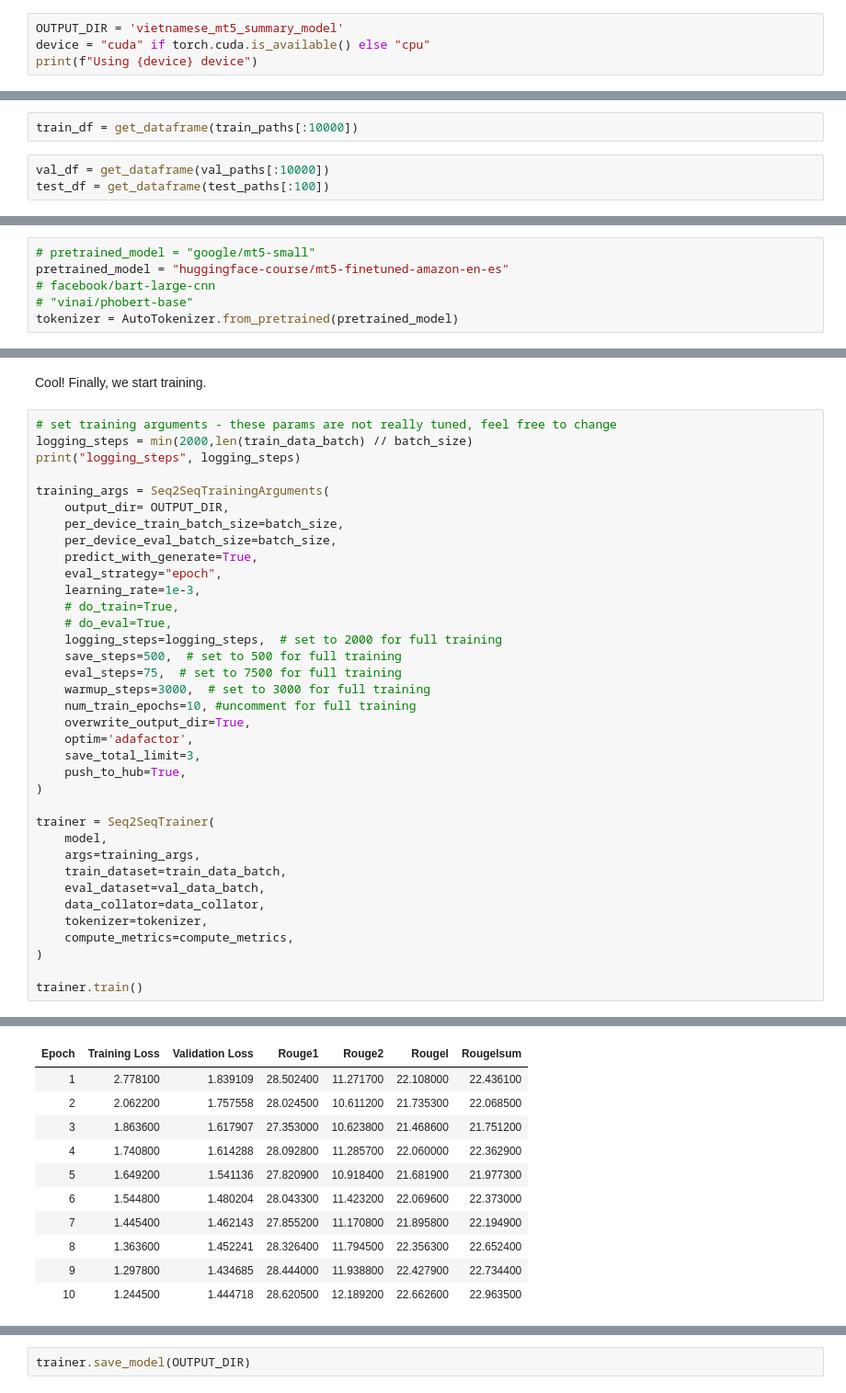
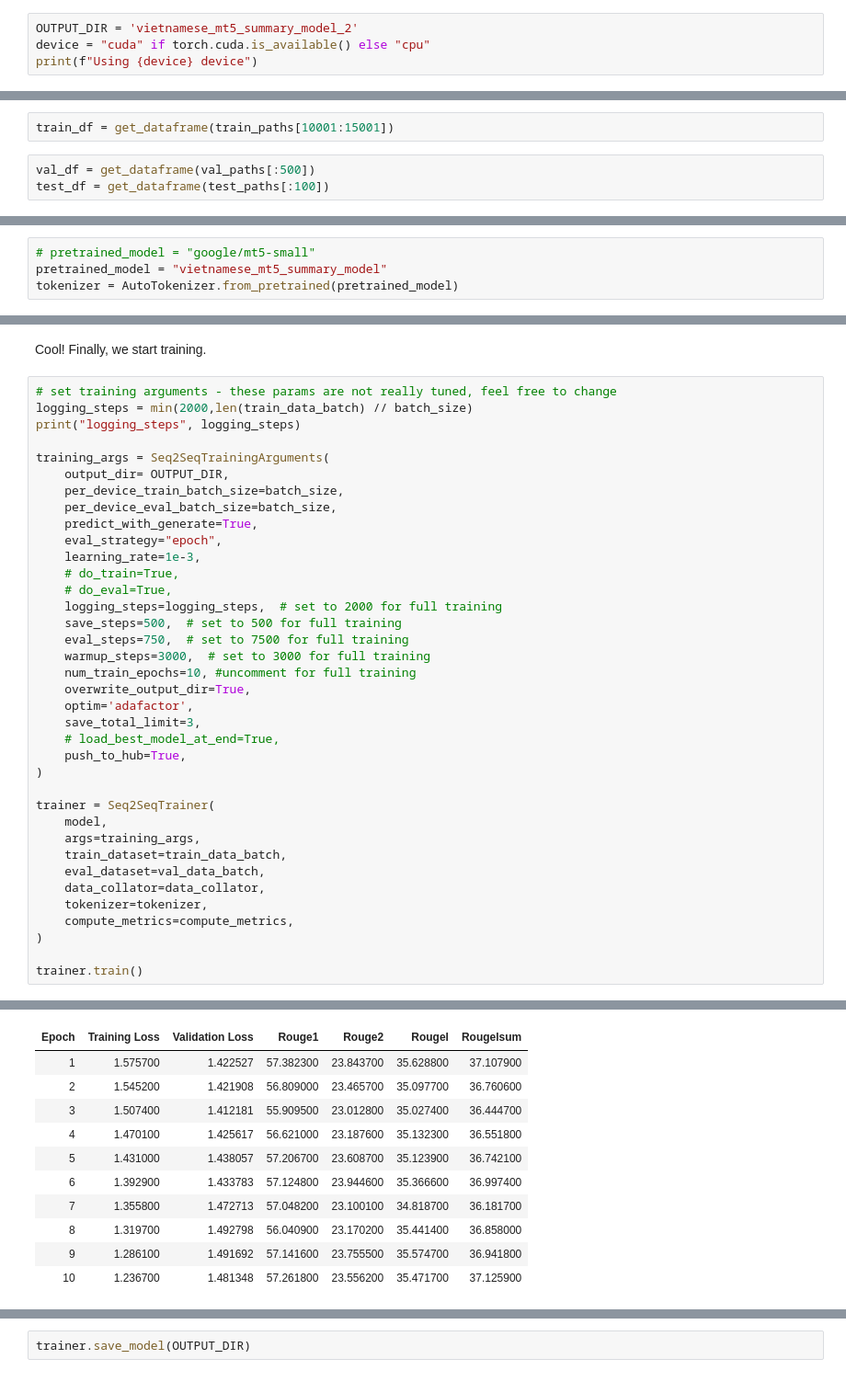
Before and after one commit to mrzaizai2k/summary_finetune, a Jupyter notebook: examples/training_vietnews.ipynb, the cells around one changed output, grey strips where cells are left out. Shown: that part at 92% size. Saved outputs shown, nothing was run; the diff lists cells and outputs as text.

Commit message:
resume traing with beam on 5000 data - not good

```diff
--- a/examples/training_vietnews.ipynb
+++ b/examples/training_vietnews.ipynb
@@ -30,7 +30,7 @@ import torch
 import nltk
 from nltk.tokenize import sent_tokenize
 # %%
-OUTPUT_DIR = 'vietnamese_mt5_summary_model'
+OUTPUT_DIR = 'vietnamese_mt5_summary_model_2'
 device = "cuda" if torch.cuda.is_available() else "cpu"
 print(f"Using {device} device")
 # %% [output]
@@ -88,9 +88,9 @@ def get_dataframe(pathfiles):
 
     return data_df
 # %%
-train_df = get_dataframe(train_paths[:10000])
+train_df = get_dataframe(train_paths[10001:15001])
 # %%
-val_df = get_dataframe(val_paths[:10000])
+val_df = get_dataframe(val_paths[:500])
 test_df = get_dataframe(test_paths[:100])
 # %%
 test_df.head()
@@ -128,9 +128,7 @@ test_df.head()
 ### **Data Preprocessing**
 # %%
 # pretrained_model = "google/mt5-small"
-pretrained_model = "huggingface-course/mt5-finetuned-amazon-en-es"
-# facebook/bart-large-cnn
-# "vinai/phobert-base"
+pretrained_model = "vietnamese_mt5_summary_model"
 tokenizer = AutoTokenizer.from_pretrained(pretrained_model)
 # %%
 train_data =  Dataset.from_pandas(train_df)
@@ -314,12 +321,13 @@ training_args = Seq2SeqTrainingArguments(
     # do_eval=True,
     logging_steps=logging_steps,  # set to 2000 for full training
     save_steps=500,  # set to 500 for full training
-    eval_steps=75,  # set to 7500 for full training
+    eval_steps=750,  # set to 7500 for full training
     warmup_steps=3000,  # set to 3000 for full training
     num_train_epochs=10, #uncomment for full training
     overwrite_output_dir=True,
     optim='adafactor',
     save_total_limit=3,
+    # load_best_model_at_end=True,
     push_to_hub=True,
 )
 
@@ -340,11 +348,11 @@ logging_steps 625
 | Epoch | Training Loss | Validation Loss | Rouge1 | Rouge2 | Rougel | Rougelsum |
-| 1 | 2.778100 | 1.839109 | 28.502400 | 11.271700 | 22.108000 | 22.436100 |
-| 2 | 2.062200 | 1.757558 | 28.024500 | 10.611200 | 21.735300 | 22.068500 |
-| 3 | 1.863600 | 1.617907 | 27.353000 | 10.623800 | 21.468600 | 21.751200 |
-| 4 | 1.740800 | 1.614288 | 28.092800 | 11.285700 | 22.060000 | 22.362900 |
-| 5 | 1.649200 | 1.541136 | 27.820900 | 10.918400 | 21.681900 | 21.977300 |
-| 6 | 1.544800 | 1.480204 | 28.043300 | 11.423200 | 22.069600 | 22.373000 |
-| 7 | 1.445400 | 1.462143 | 27.855200 | 11.170800 | 21.895800 | 22.194900 |
-| 8 | 1.363600 | 1.452241 | 28.326400 | 11.794500 | 22.356300 | 22.652400 |
-| 9 | 1.297800 | 1.434685 | 28.444000 | 11.938800 | 22.427900 | 22.734400 |
-| 10 | 1.244500 | 1.444718 | 28.620500 | 12.189200 | 22.662600 | 22.963500 |
+| 1 | 1.575700 | 1.422527 | 57.382300 | 23.843700 | 35.628800 | 37.107900 |
+| 2 | 1.545200 | 1.421908 | 56.809000 | 23.465700 | 35.097700 | 36.760600 |
+| 3 | 1.507400 | 1.412181 | 55.909500 | 23.012800 | 35.027400 | 36.444700 |
+| 4 | 1.470100 | 1.425617 | 56.621000 | 23.187600 | 35.132300 | 36.551800 |
+| 5 | 1.431000 | 1.438057 | 57.206700 | 23.608700 | 35.123900 | 36.742100 |
+| 6 | 1.392900 | 1.433783 | 57.124800 | 23.944600 | 35.366600 | 36.997400 |
+| 7 | 1.355800 | 1.472713 | 57.048200 | 23.100100 | 34.818700 | 36.181700 |
+| 8 | 1.319700 | 1.492798 | 56.040900 | 23.170200 | 35.441400 | 36.858000 |
+| 9 | 1.286100 | 1.491692 | 57.141600 | 23.755500 | 35.574700 | 36.941800 |
+| 10 | 1.236700 | 1.481348 | 57.261800 | 23.556200 | 35.471700 | 37.125900 |
```
Also changed, not shown: parts of 14 cells of this notebook, 4 other files.
